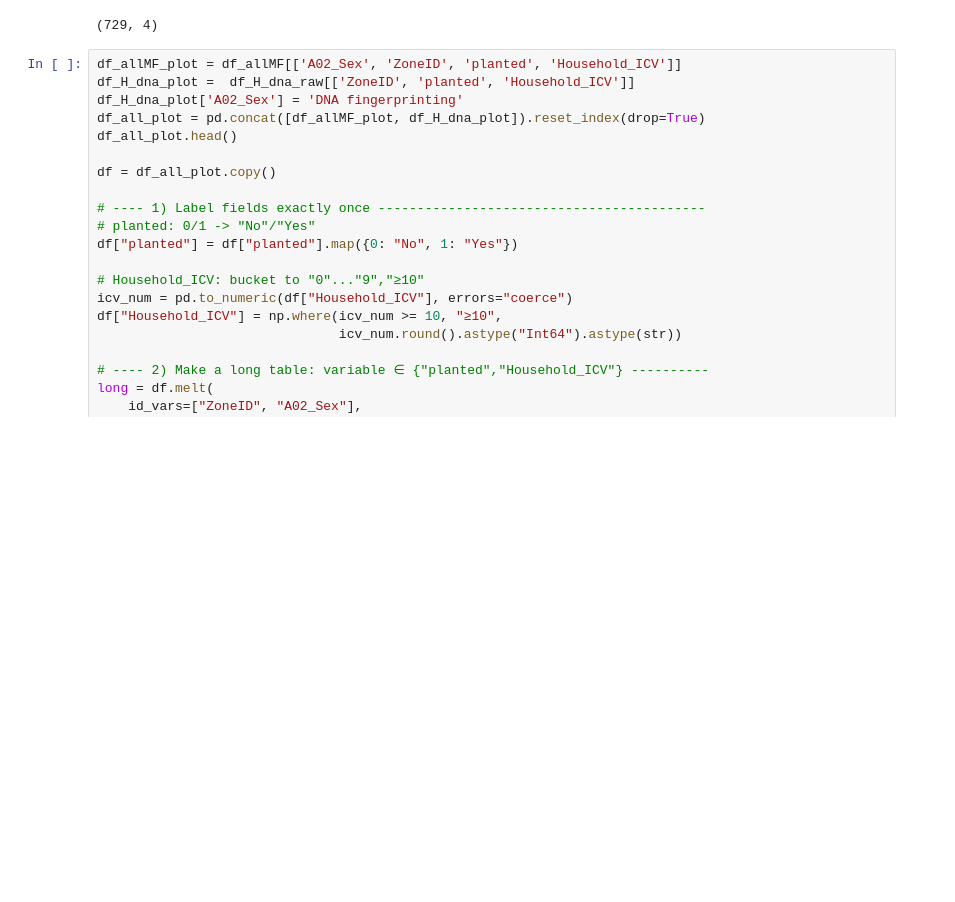
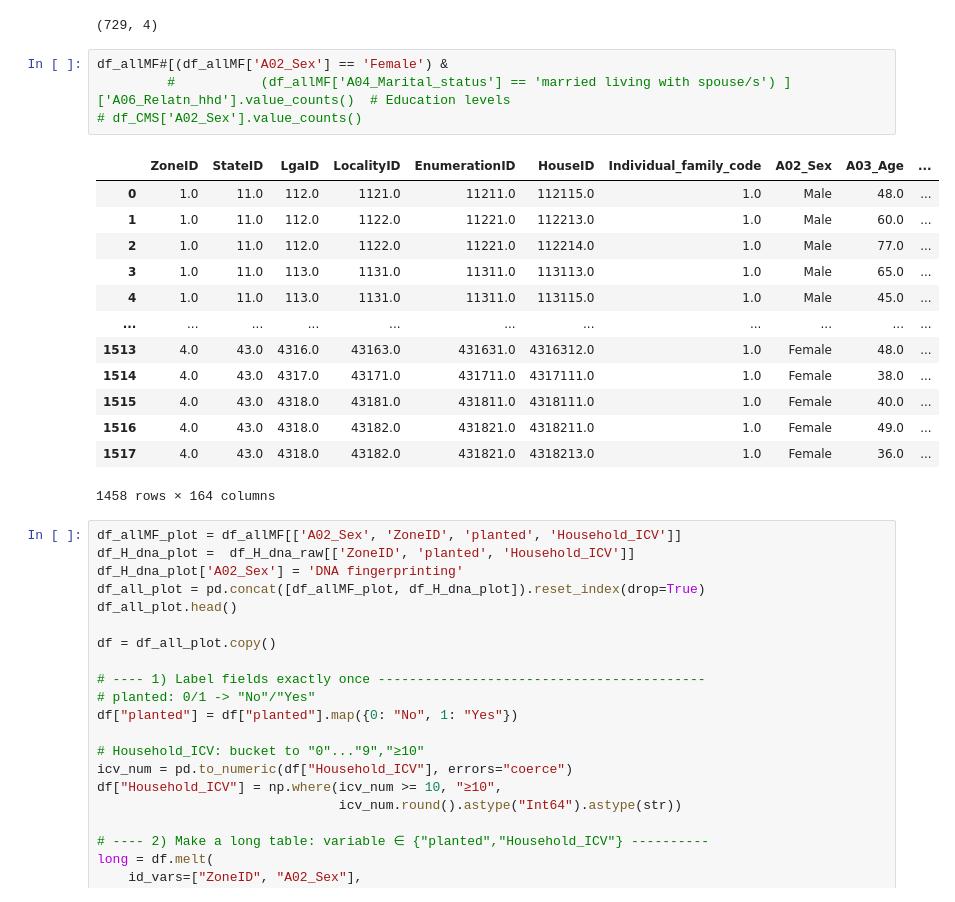
Before and after one commit to japrietov/Technology-Adoption, a Jupyter notebook: Code/Final graphs (Python).ipynb, the cells around one changed output. Drawn from its saved outputs; the diff is of its cells as text; blank space fills up the shorter version.

```diff
--- a/Code/Final graphs (Python).ipynb
+++ b/Code/Final graphs (Python).ipynb
@@ -110,6 +122,24 @@ df_H_dna_raw.head()
 df_H_dna_raw.shape
 # %% [output]
 (729, 4)
+# %%
+df_allMF#[(df_allMF['A02_Sex'] == 'Female') &
+         #           (df_allMF['A04_Marital_status'] == 'married living with spouse/s') ]['A06_Relatn_hhd'].value_counts()  # Education levels
+# df_CMS['A02_Sex'].value_counts()
+# %% [output]
+|  | ZoneID | StateID | LgaID | LocalityID | EnumerationID | HouseID | Individual_family_code | A02_Sex | A03_Age | ... |
+| 0 | 1.0 | 11.0 | 112.0 | 1121.0 | 11211.0 | 112115.0 | 1.0 | Male | 48.0 | ... |
+| 1 | 1.0 | 11.0 | 112.0 | 1122.0 | 11221.0 | 112213.0 | 1.0 | Male | 60.0 | ... |
+| 2 | 1.0 | 11.0 | 112.0 | 1122.0 | 11221.0 | 112214.0 | 1.0 | Male | 77.0 | ... |
+| 3 | 1.0 | 11.0 | 113.0 | 1131.0 | 11311.0 | 113113.0 | 1.0 | Male | 65.0 | ... |
+| 4 | 1.0 | 11.0 | 113.0 | 1131.0 | 11311.0 | 113115.0 | 1.0 | Male | 45.0 | ... |
+| ... | ... | ... | ... | ... | ... | ... | ... | ... | ... | ... |
+| 1513 | 4.0 | 43.0 | 4316.0 | 43163.0 | 431631.0 | 4316312.0 | 1.0 | Female | 48.0 | ... |
+| 1514 | 4.0 | 43.0 | 4317.0 | 43171.0 | 431711.0 | 4317111.0 | 1.0 | Female | 38.0 | ... |
+| 1515 | 4.0 | 43.0 | 4318.0 | 43181.0 | 431811.0 | 4318111.0 | 1.0 | Female | 40.0 | ... |
+| 1516 | 4.0 | 43.0 | 4318.0 | 43182.0 | 431821.0 | 4318211.0 | 1.0 | Female | 49.0 | ... |
+| 1517 | 4.0 | 43.0 | 4318.0 | 43182.0 | 431821.0 | 4318213.0 | 1.0 | Female | 36.0 | ... |
+1458 rows × 164 columns
 # %%
 df_allMF_plot = df_allMF[['A02_Sex', 'ZoneID', 'planted', 'Household_ICV']]
 df_H_dna_plot =  df_H_dna_raw[['ZoneID', 'planted', 'Household_ICV']]
```
Also changed, not shown: parts of 6 cells of this notebook, 15 other files.
